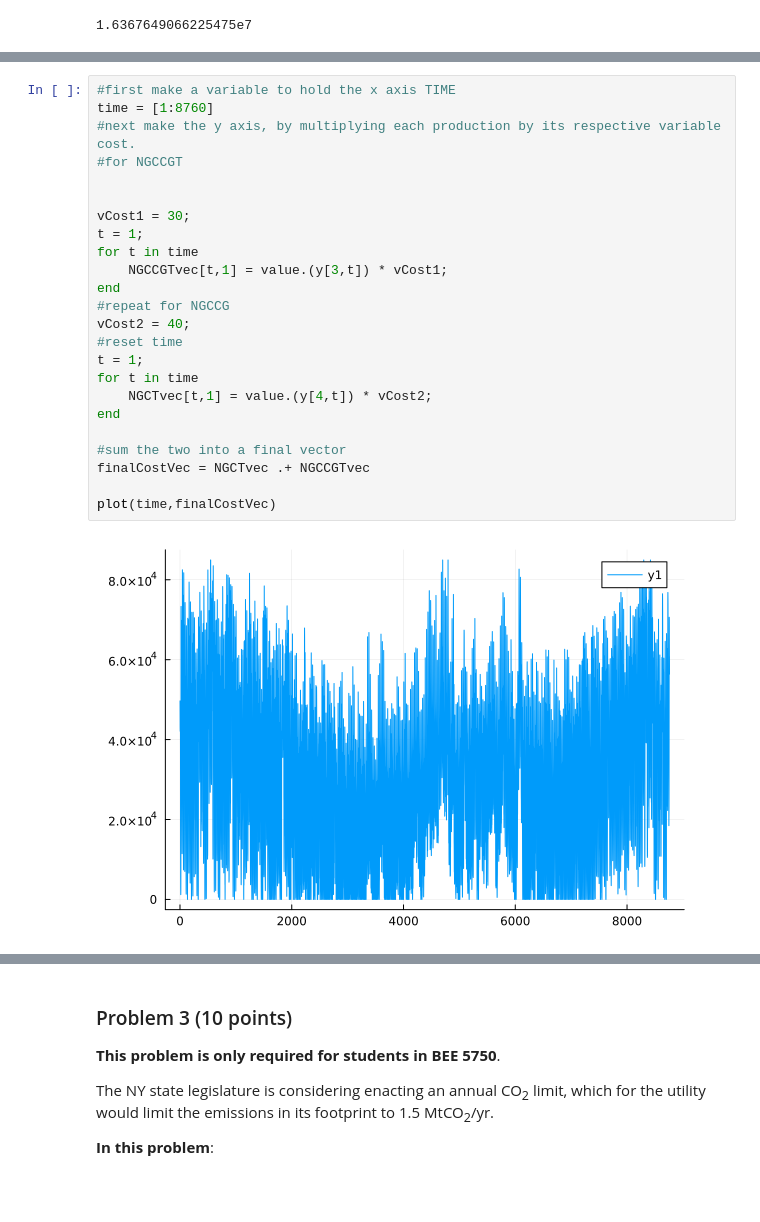
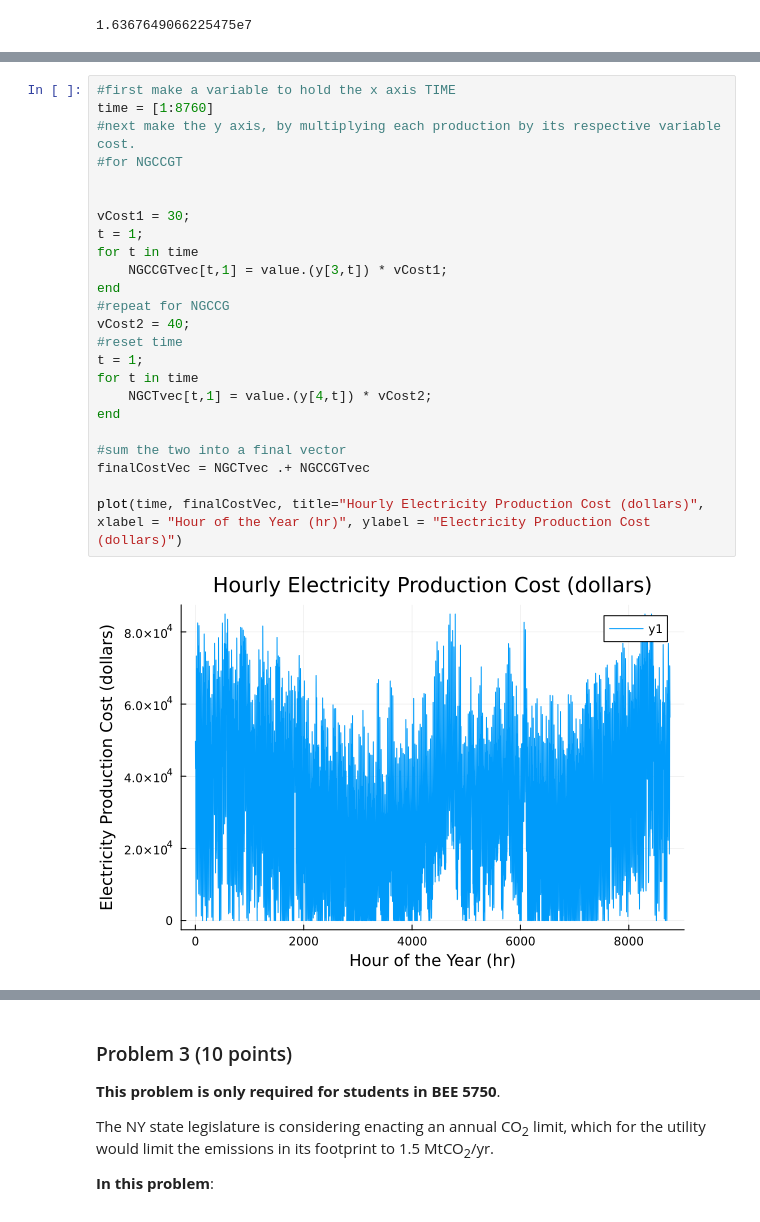
Before and after one commit to BEE4750-FA24/hw4-tiz-s-team, a Jupyter notebook: hw04.ipynb, the cells around one changed output, grey strips where cells are left out. Cells and saved outputs as stored; diff of their text form.

```diff
--- a/hw04.ipynb
+++ b/hw04.ipynb
@@ -749,27 +754,27 @@ We will
 # %%
 #first make a variable to hold the x axis TIME
 time = [1:8760]
 #next make the y axis, by multiplying each production by its respective variable cost.
 #for NGCCGT
 
 
 vCost1 = 30;
 t = 1;
 for t in time
     NGCCGTvec[t,1] = value.(y[3,t]) * vCost1;
 end
 #repeat for NGCCG
 vCost2 = 40;
 #reset time
 t = 1;
 for t in time
     NGCTvec[t,1] = value.(y[4,t]) * vCost2;
 end
 
 #sum the two into a final vector
 finalCostVec = NGCTvec .+ NGCCGTvec
 
-plot(time,finalCostVec)
+plot(time, finalCostVec, title="Hourly Electricity Production Cost (dollars)", xlabel = "Hour of the Year (hr)", ylabel = "Electricity Production Cost (dollars)")
 # %% [output]
-[figure, old version]
+[figure, new version]
 # %% [markdown]
```
Also changed, not shown: parts of 10 cells of this notebook.
